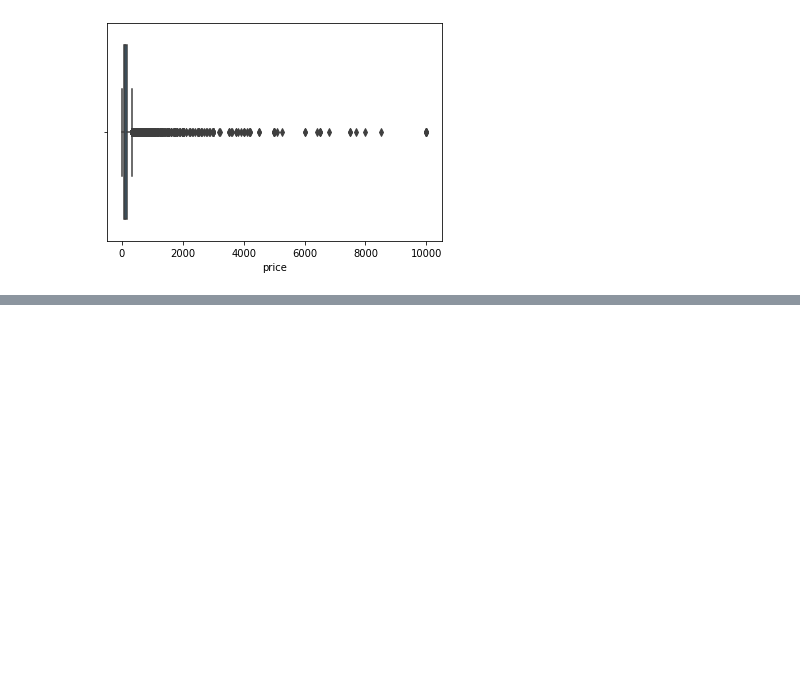
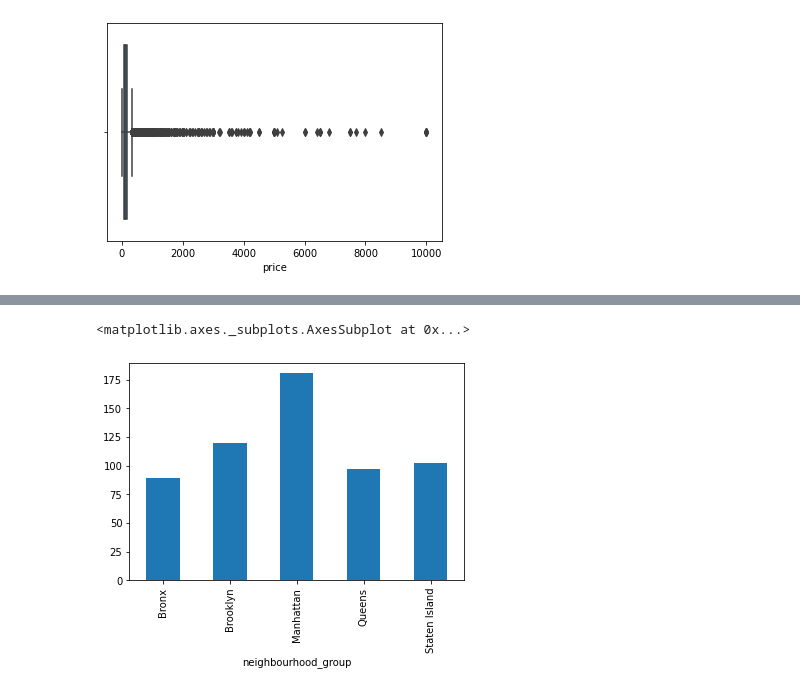
Before and after one commit to Ishakasar/NY_Airbnb, a Jupyter notebook: Isha_Kasar_Team_4_Capstone_Project.ipynb, the cells around one changed output, grey strips where cells are left out. Drawn from its saved outputs; the diff is of its cells as text; code cells hidden in the pictures; blank space fills up the shorter version.

```diff
--- a/Isha_Kasar_Team_4_Capstone_Project.ipynb
+++ b/Isha_Kasar_Team_4_Capstone_Project.ipynb
@@ -246,0 +233,6 @@ array(['Private room', 'Entire home/apt', 'Shared room'], dtype=object)
+# %%
+#Relation between neighbourhood group and price
+neighbourhoodg_price.plot(kind='bar')
+# %% [output]
+<matplotlib.axes._subplots.AxesSubplot at 0x...>
+[figure, added]
```
Also changed, not shown: parts of 34 cells of this notebook.
